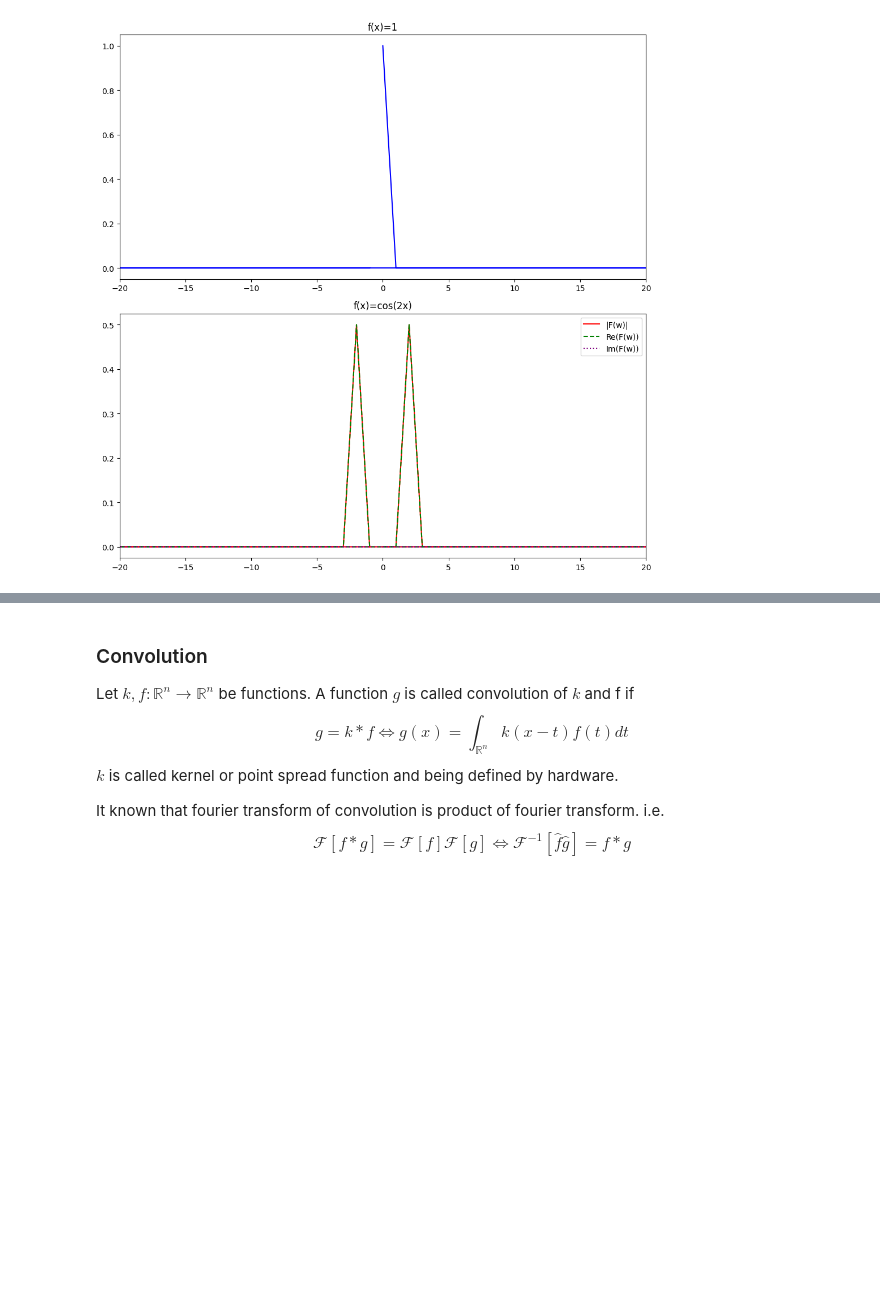
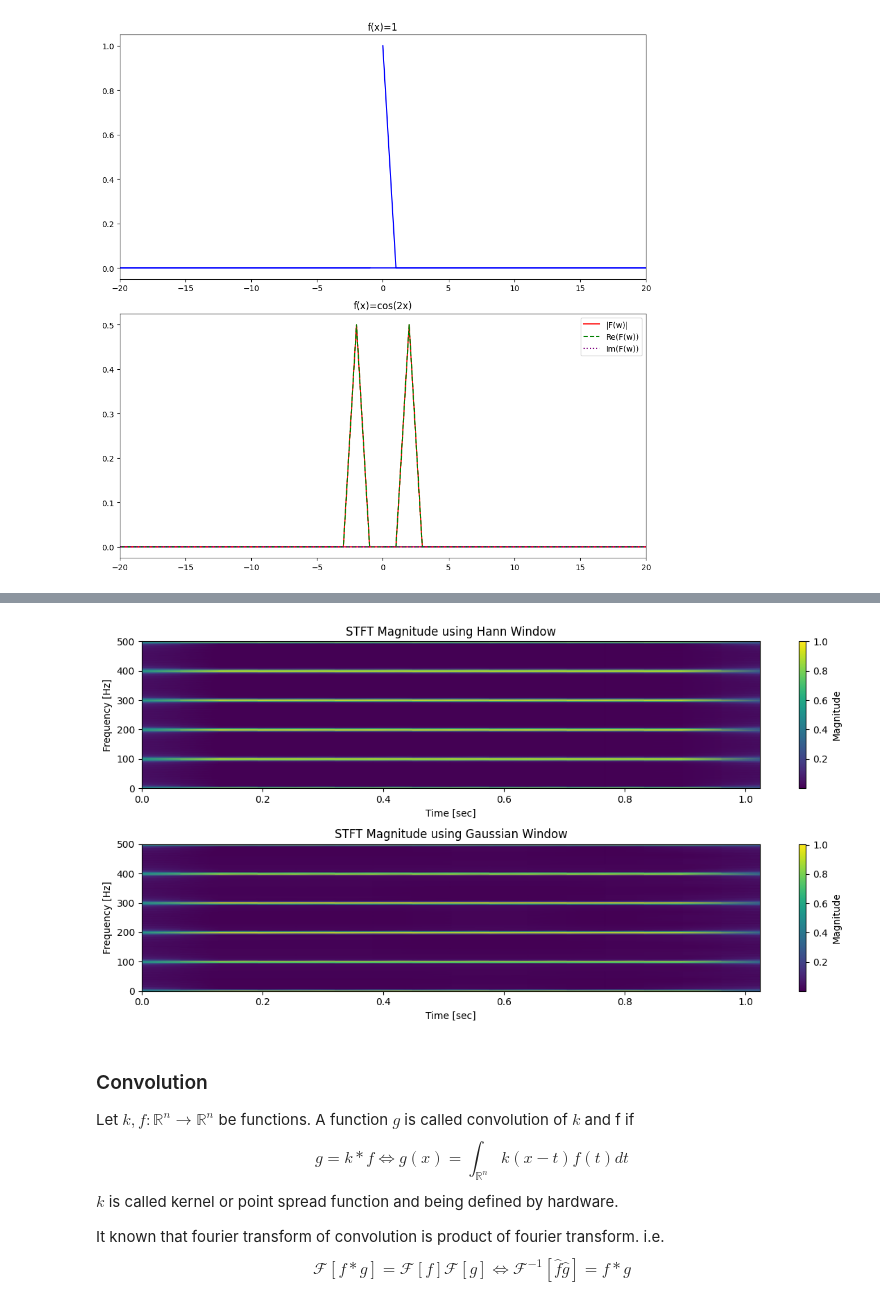
Before and after one commit to arofenitra/Scientific-Computing, a Jupyter notebook: image_processing/integral_transform.ipynb, the cells around one changed output, grey strips where cells are left out. Drawn from its saved outputs; the diff is of its cells as text; code cells hidden in the pictures; blank space fills up the shorter version.

```diff
--- a/image_processing/integral_transform.ipynb
+++ b/image_processing/integral_transform.ipynb
@@ -195,3 +207,52 @@ plt.show()
+# %%
+import numpy as np
+import scipy.signal as signal
+import matplotlib.pyplot as plt
+
+# Generate a sample signal
+fs = 1000  # Sampling frequency
+t = np.linspace(0, 1, fs, endpoint=False)  # Time vector
+freq=np.linspace(100,1000,10)  # Frequencies of the signal components
+x =np.sum(np.cos(2 * np.pi * f* t) for f in freq)
+
+# Parameters for STFT
+nperseg = 256  # Number of samples per segment
+noverlap = nperseg // 2  # Number of overlapping samples
+
+# Hann window function
+hann_window = signal.windows.hann(nperseg)
+
+# Gaussian window function
+sigma = 0.5
+gaussian_window = signal.windows.gaussian(nperseg, sigma * nperseg / 2)
+
+# Compute STFT using Hann window
+f_hann, t_hann, Zxx_hann = signal.stft(x, fs, window=hann_window, nperseg=nperseg, noverlap=noverlap)
+
+# Compute STFT using Gaussian window
+f_gauss, t_gauss, Zxx_gauss = signal.stft(x, fs, window=gaussian_window, nperseg=nperseg, noverlap=noverlap)
+
+# Plot the results
+plt.figure(figsize=(12, 6))
+
+plt.subplot(2, 1, 1)
+plt.pcolormesh(t_hann, f_hann, np.abs(Zxx_hann), shading='gouraud')
+plt.title('STFT Magnitude using Hann Window')
+plt.ylabel('Frequency [Hz]')
+plt.xlabel('Time [sec]')
+plt.colorbar(label='Magnitude')
+
+plt.subplot(2, 1, 2)
+plt.pcolormesh(t_gauss, f_gauss, np.abs(Zxx_gauss), shading='gouraud')
+plt.title('STFT Magnitude using Gaussian Window')
+plt.ylabel('Frequency [Hz]')
+plt.xlabel('Time [sec]')
+plt.colorbar(label='Magnitude')
+
+plt.tight_layout()
+plt.show()
+# %% [output]
+[figure, added]
 # %% [markdown]
 
 ### Convolution
```
Also changed, not shown: parts of 4 cells of this notebook.
